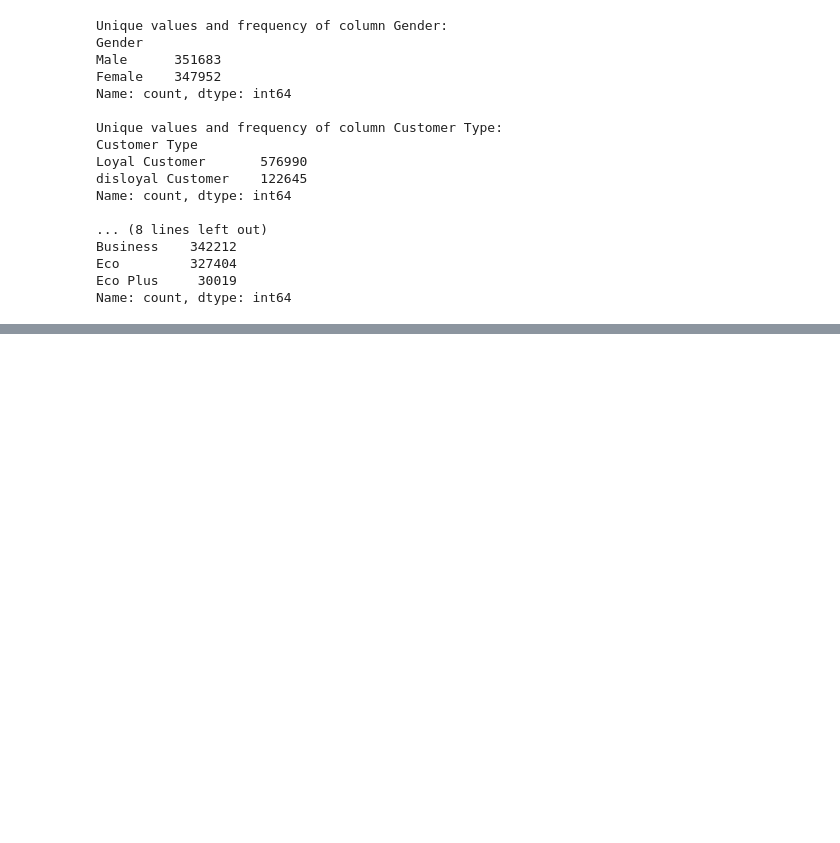
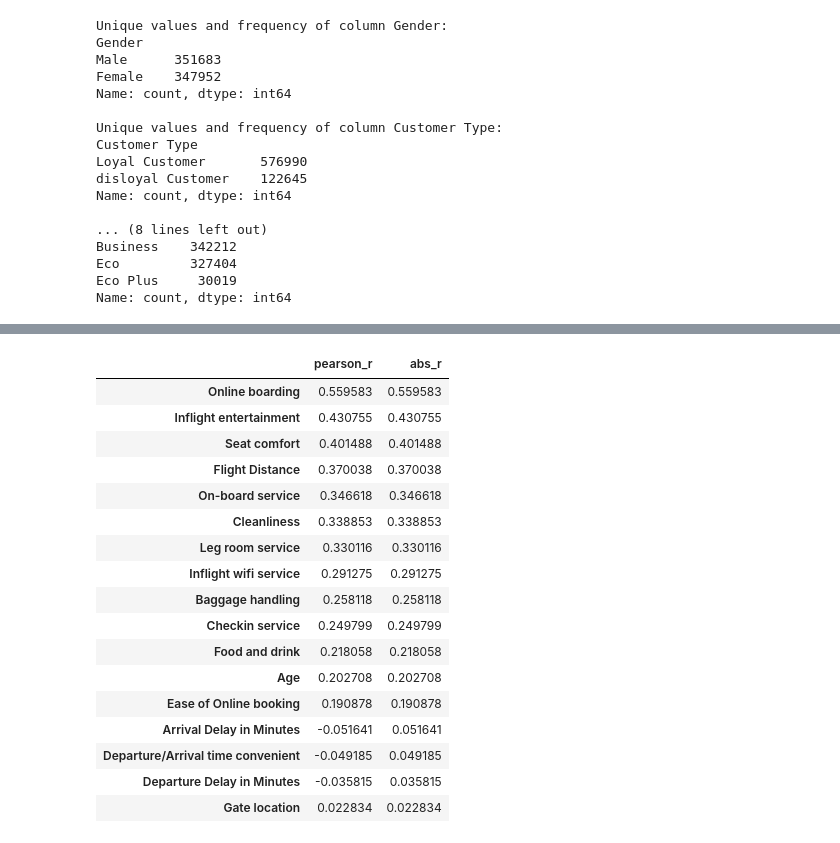
Before and after one commit to nachospreafico/airline-satisfaction, a Jupyter notebook: notebooks/01_eda.ipynb, the cells around one changed output, grey strips where cells are left out. Drawn from its saved outputs; the diff is of its cells as text; code cells hidden in the pictures; blank space fills up the shorter version.

```diff
--- a/notebooks/01_eda.ipynb
+++ b/notebooks/01_eda.ipynb
@@ -121,6 +165,3 @@ Business    342212
 Eco         327404
 Eco Plus     30019
 Name: count, dtype: int64
-# %%
-# Convert target column (satisfaction) into int (True = 1, False = 0)
-df["satisfaction"] = df["satisfaction"].astype(int)
@@ -163,0 +174,32 @@ pd.crosstab(
+# %%
+# Keep the original boolean target in df; create a numeric view for correlation.
+target_numeric = df["satisfaction"].astype(int)
+
+numeric_features = df.select_dtypes(include="number").columns.drop("id", errors="ignore")
+correlations = df[numeric_features].corrwith(target_numeric)
+correlation_table = (
+    correlations.rename("pearson_r")
+    .to_frame()
+    .assign(abs_r=lambda x: x["pearson_r"].abs())
+    .sort_values("abs_r", ascending=False)
+)
+correlation_table
+# %% [output]
+|  | pearson_r | abs_r |
+| Online boarding | 0.559583 | 0.559583 |
+| Inflight entertainment | 0.430755 | 0.430755 |
+| Seat comfort | 0.401488 | 0.401488 |
+| Flight Distance | 0.370038 | 0.370038 |
+| On-board service | 0.346618 | 0.346618 |
+| Cleanliness | 0.338853 | 0.338853 |
+| Leg room service | 0.330116 | 0.330116 |
+| Inflight wifi service | 0.291275 | 0.291275 |
+| Baggage handling | 0.258118 | 0.258118 |
+| Checkin service | 0.249799 | 0.249799 |
+| Food and drink | 0.218058 | 0.218058 |
+| Age | 0.202708 | 0.202708 |
+| Ease of Online booking | 0.190878 | 0.190878 |
+| Arrival Delay in Minutes | -0.051641 | 0.051641 |
+| Departure/Arrival time convenient | -0.049185 | 0.049185 |
+| Departure Delay in Minutes | -0.035815 | 0.035815 |
+| Gate location | 0.022834 | 0.022834 |
```
Also changed, not shown: parts of 28 cells of this notebook, 2 other files.
